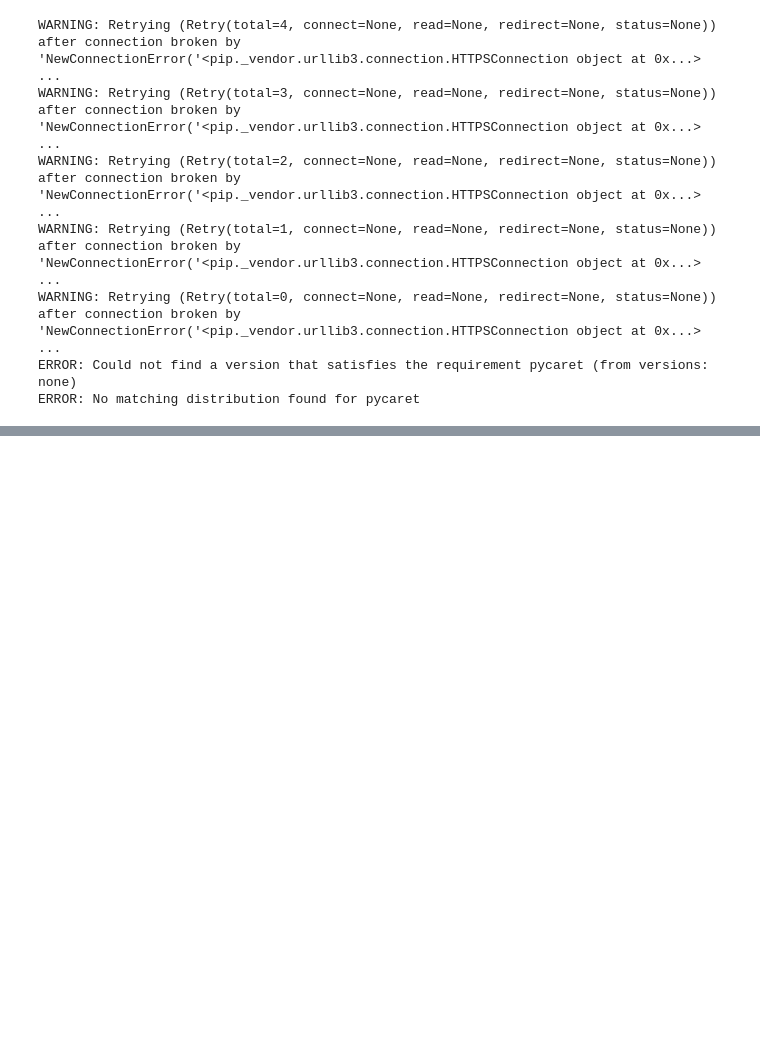
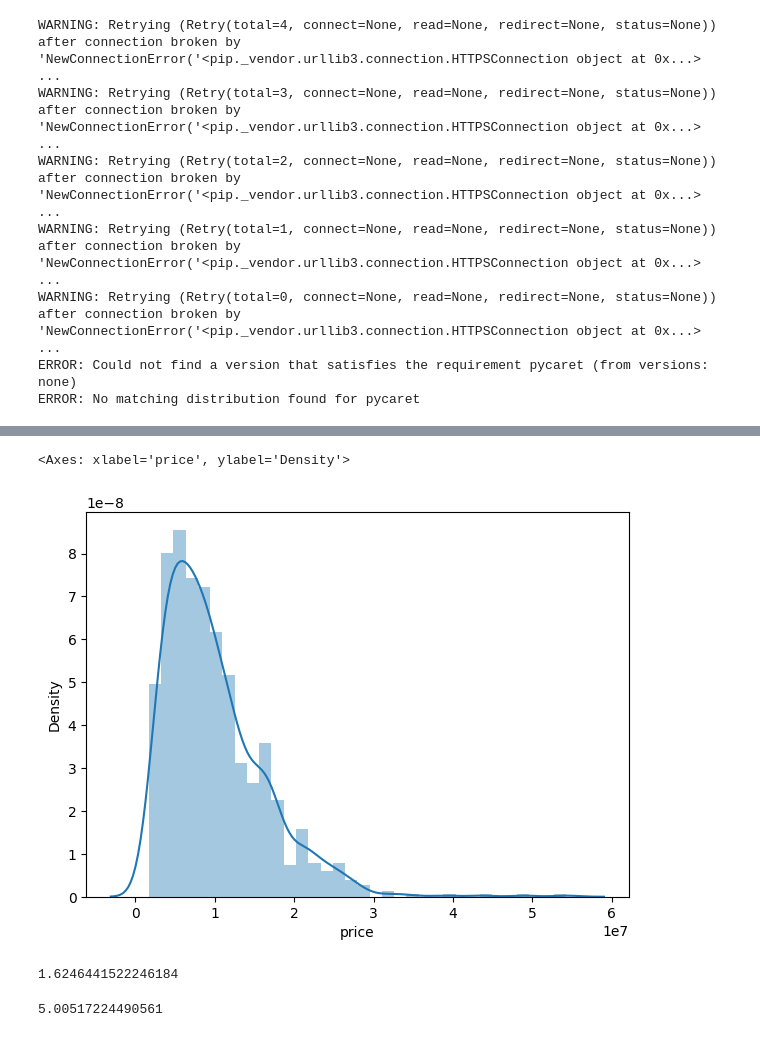
Before and after one commit to Daayum03/Jupyter-Notebook, a Jupyter notebook: Laptop_Pricing_DataSet.ipynb, the cells around one changed output, grey strips where cells are left out. Cells and saved outputs as stored; diff of their text form; code cells hidden in the pictures; blank space fills up the shorter version.

```diff
--- a/Laptop_Pricing_DataSet.ipynb
+++ b/Laptop_Pricing_DataSet.ipynb
@@ -231,0 +204,5 @@ The number of duplicate values as a Percentage (%):
+# %%
+#changing variables' letters from uppercase to lowercase letters
+train = df_test.rename(columns= str.lower)
+test = df.rename(columns = str.lower)
+train.head()
@@ -231,0 +223,15 @@ The number of duplicate values as a Percentage (%):
+# %%
+plt.figure(figsize=(7,5))
+sns.distplot(test["price"])
+# %% [output]
+<Axes: xlabel='price', ylabel='Density'>
+[figure, added]
+# %%
+#Now Calculate the Fisher-Pearson correlation of Skewness
+print(skew(test["price"]))
+# %% [output]
+1.6246441522246184
+# %%
+print(kurtosis(test["price"]))
+# %% [output]
+5.00517224490561
```
Also changed, not shown: parts of 21 cells of this notebook.
